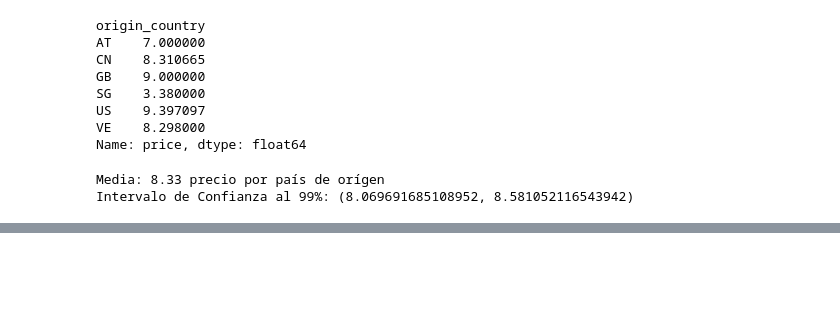
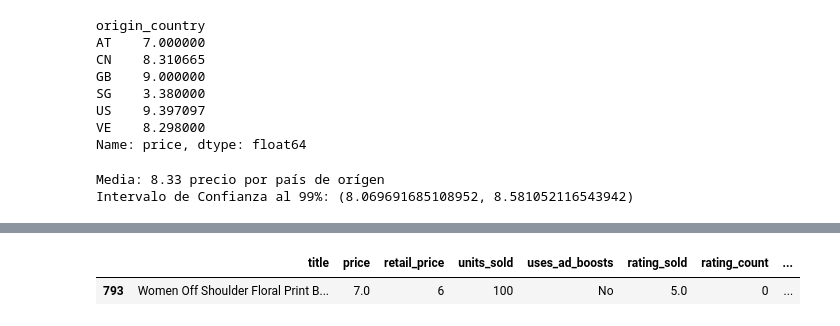
Before and after one commit to AlmuSF/Adalab-repositorio_pair_modulo3, a Jupyter notebook: Pair10_estadistica_inferencial.ipynb, the cells around one changed output, grey strips where cells are left out. Cells and saved outputs as stored; diff of their text form; code cells hidden in the pictures; blank space fills up the shorter version.

```diff
--- a/Pair10_estadistica_inferencial.ipynb
+++ b/Pair10_estadistica_inferencial.ipynb
@@ -172,3 +196,25 @@ print(f"Intervalo de Confianza al 99%: {confidence_interval}")
 # %% [output]
 Media: 8.33 precio por país de orígen
 Intervalo de Confianza al 99%: (8.069691685108952, 8.581052116543942)
+# %%
+
+
+# Suponemos que ya tienes un DataFrame df con columnas 'price' y 'country'
+
+# Agrupar por país y calcular el intervalo de confianza
+for pais, grupo in df.groupby('origin_country'):
+    precios = grupo['price']
+    n = len(precios)
+    mean = precios.mean()
+    std = precios.std()
+    # Calcular intervalo de confianza al 99%
+    intervalo = stats.t.interval(
+        confidence=0.99,
+        df=n-1,
+        loc=mean,
+        scale=std / np.sqrt(n)
+    )
+
+    print(f"\nPaís: {pais}")
+    print(f"Media: {mean:.2f}")
+    print(f"Intervalo de Confianza al 99%: ({intervalo[0]:.2f}, {intervalo[1]:.2f})")
@@ -174,0 +239,5 @@ Intervalo de Confianza al 99%: (8.069691685108952, 8.581052116543942)
+# %%
+df[df['origin_country']=='AT']
+# %% [output]
+|  | title | price | retail_price | units_sold | uses_ad_boosts | rating_sold | rating_count | ... |
+| 793 | Women Off Shoulder Floral Print B... | 7.0 | 6 | 100 | No | 5.0 | 0 | ... |
```
Also changed, not shown: parts of 12 cells of this notebook.
